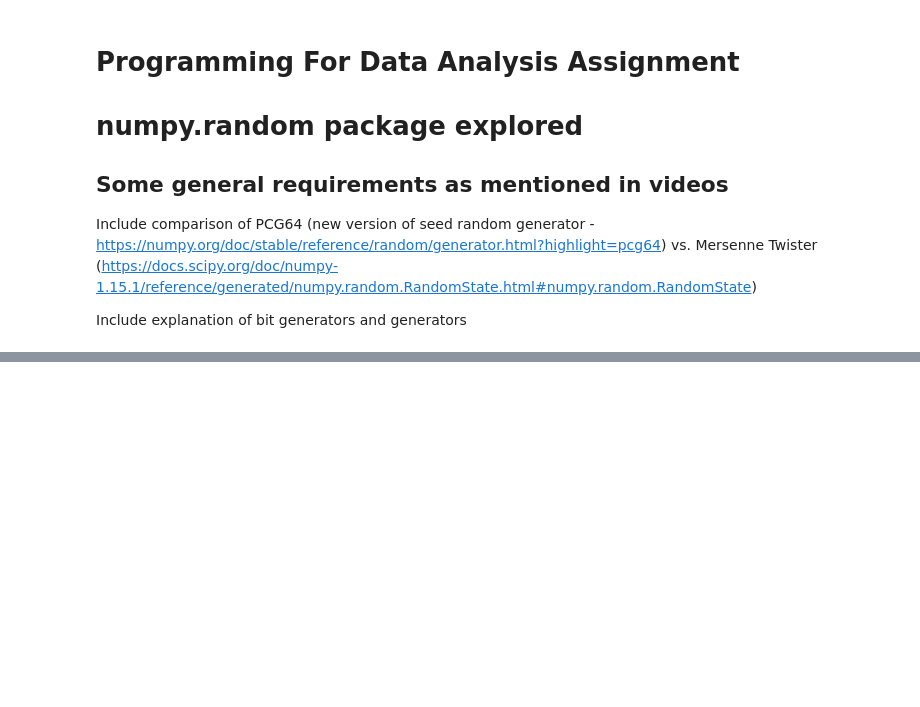
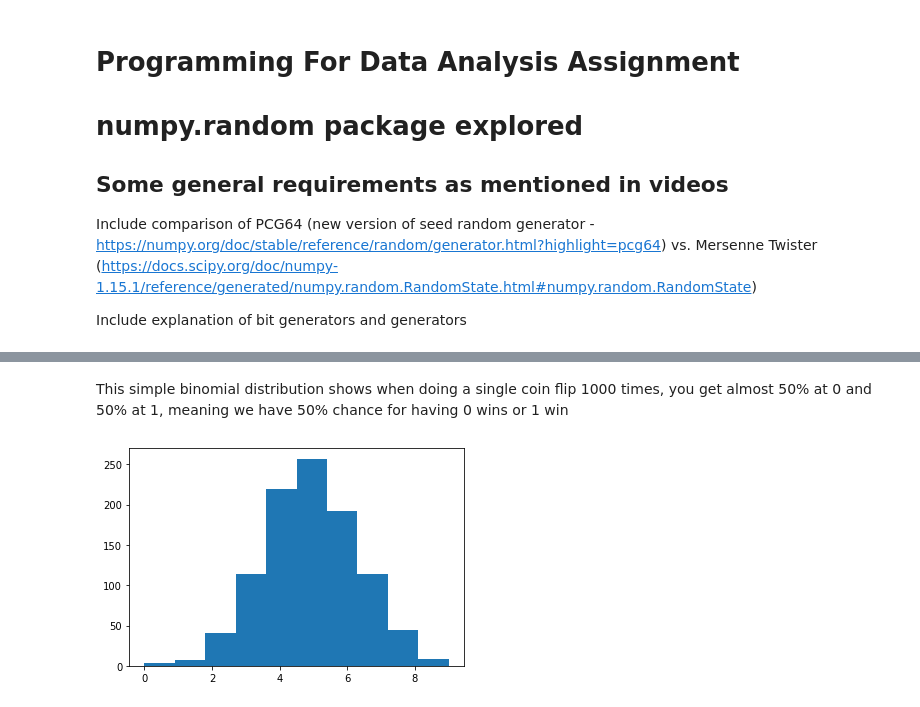
Before and after one commit to itskeithstudent/Programming-for-Data-Analysis-52465-Assignment, a Jupyter notebook: numpy_random.ipynb, the cells around one changed output, grey strips where cells are left out. Saved outputs shown, nothing was run; the diff lists cells and outputs as text; code cells hidden in the pictures; blank space fills up the shorter version.

```diff
--- a/numpy_random.ipynb
+++ b/numpy_random.ipynb
@@ -181,0 +160,7 @@ plt.hist(random_norm, bins='auto')
+# %% [markdown]
+This simple binomial distribution shows when doing a single coin flip 1000 times, you get almost 50% at 0 and 50% at 1, meaning we have 50% chance for having 0 wins or 1 win
+# %%
+bin_coin_dist = rng.binomial( n=10, p=0.5, size=1000) #distribution for 10 coin flips
+plt.hist(bin_coin_dist); #show histogram of distribution
+# %% [output]
+[figure, added]
```
Also changed, not shown: parts of 29 cells of this notebook.
